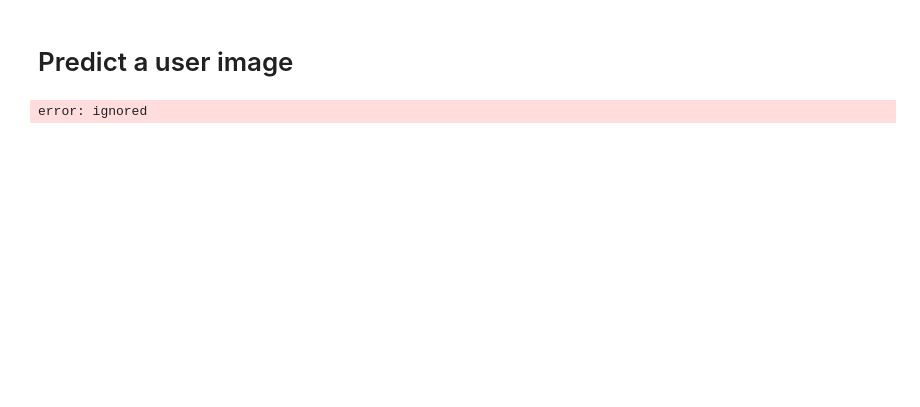
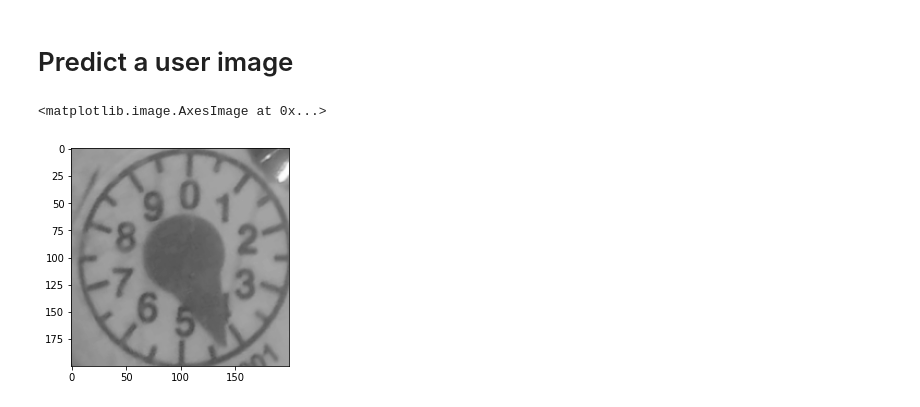
Before and after one commit to matt-chv/AIWaterMeter, a Jupyter notebook: nb/watermeter_clean.ipynb, the cells around one changed output. Saved outputs shown, nothing was run; the diff lists cells and outputs as text; code cells hidden in the pictures; blank space fills up the shorter version.

```diff
--- a/nb/watermeter_clean.ipynb
+++ b/nb/watermeter_clean.ipynb
@@ -423,11 +427,12 @@ array([[4.5685169e-08, 3.2151467e-14, 8.7870865e-12, 1.5680598e-16,
 # %%
 #model = models.load_model("watermeter.h5")
 # %%
-img = cv2.imread('watermeter/wasser/Training/9.1_A0_2020-07-04-14_29_19_aligned.jpg', cv2.IMREAD_GRAYSCALE)
+img = cv2.imread('testdata/4p5-1.jpg', cv2.IMREAD_GRAYSCALE)
 img = cv2.resize(img, (200, 200), interpolation = cv2.INTER_AREA)
 plt.imshow(img,cmap='gray', vmin=0, vmax=255)
 # %% [output]
-error: ignored
+<matplotlib.image.AxesImage at 0x...>
+[figure, added]
 # %%
 img = np.reshape(img,(1,200,200,1))/255.
 result = model.predict(img)
```
Also changed, not shown: parts of 21 cells of this notebook.
